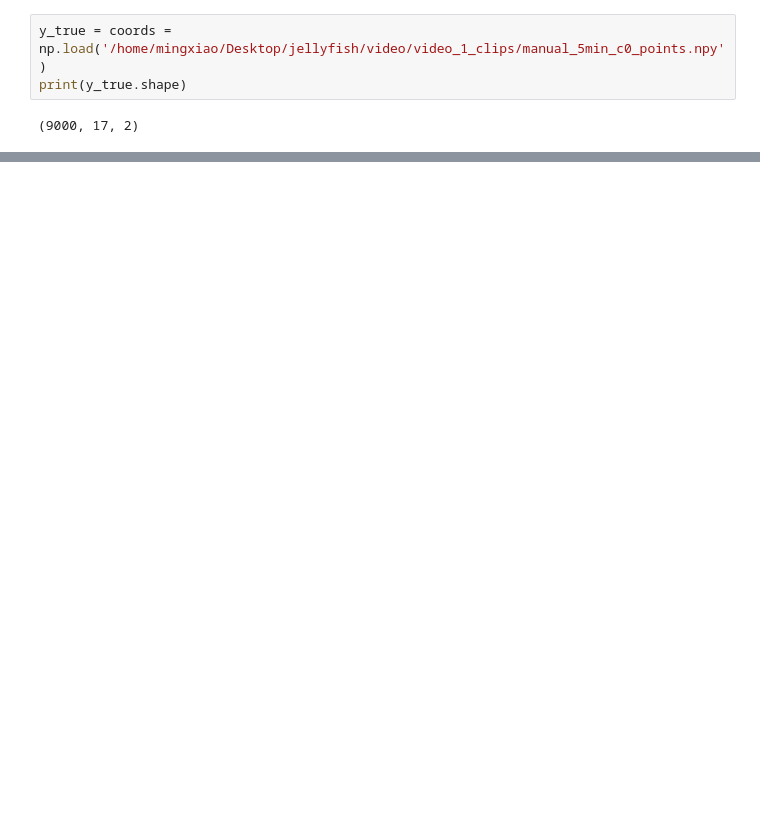
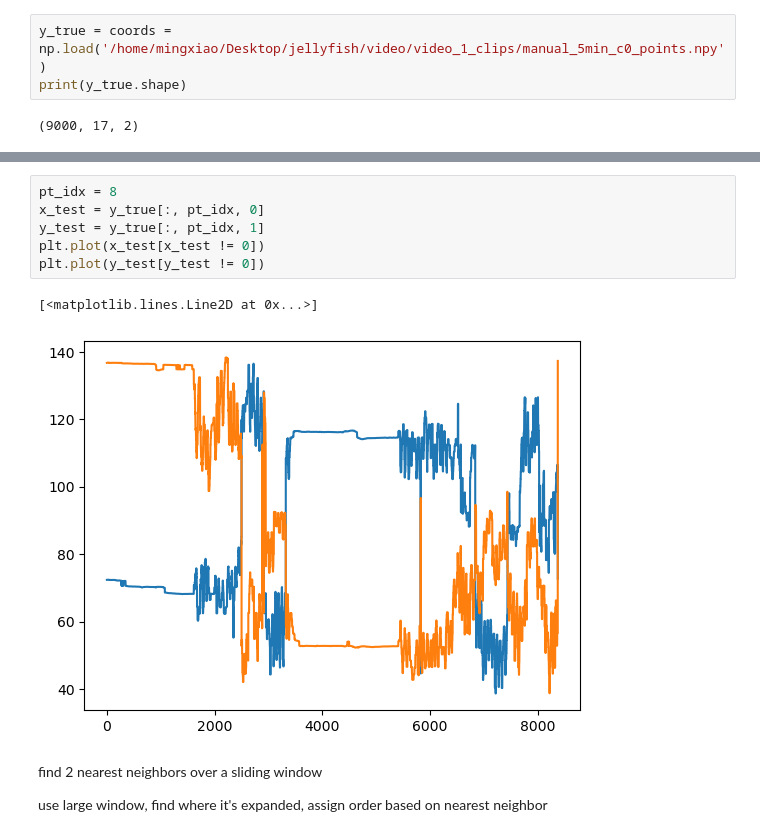
Before and after one commit to mingxiaowei/jelly-sleap, a Jupyter notebook: sleap/jelly/autoencoder/2min/examine_predictions.ipynb, the cells around one changed output, grey strips where cells are left out. Drawn from its saved outputs; the diff is of its cells as text; blank space fills up the shorter version.

```diff
--- a/sleap/jelly/autoencoder/2min/examine_predictions.ipynb
+++ b/sleap/jelly/autoencoder/2min/examine_predictions.ipynb
@@ -58,3 +75,16 @@ print(y_true.shape)
+# %%
+pt_idx = 8
+x_test = y_true[:, pt_idx, 0]
+y_test = y_true[:, pt_idx, 1]
+plt.plot(x_test[x_test != 0])
+plt.plot(y_test[y_test != 0])
+# %% [output]
+[<matplotlib.lines.Line2D at 0x...>]
+[figure, added]
+# %% [markdown]
+find 2 nearest neighbors over a sliding window
+
+use large window, find where it's expanded, assign order based on nearest neighbor
 # %%
 def get_diff(y_true, predicted_points):
     diff = np.sum(np.linalg.norm(y_true[:2500] - predicted_points[:2500], axis=-1)) / (2500 * 17)
```
Also changed, not shown: parts of 7 cells of this notebook, 3 other files.
